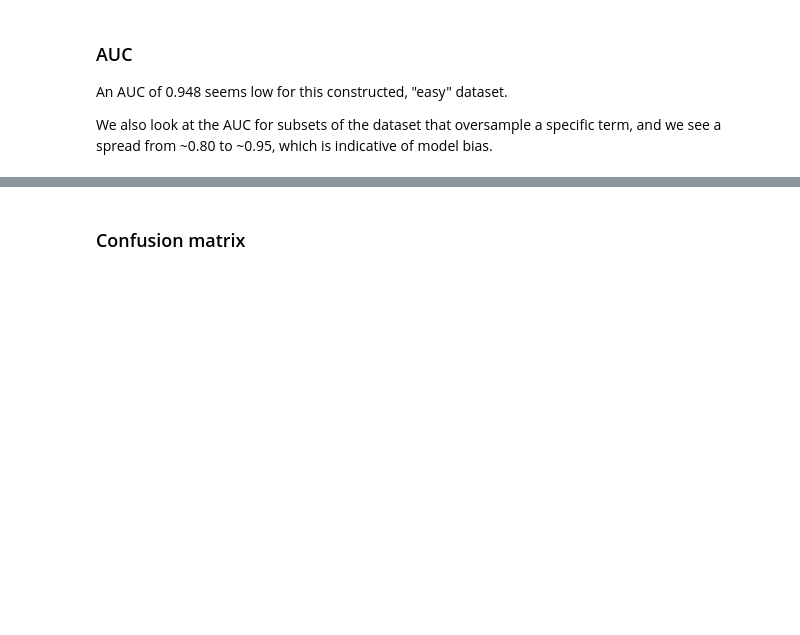
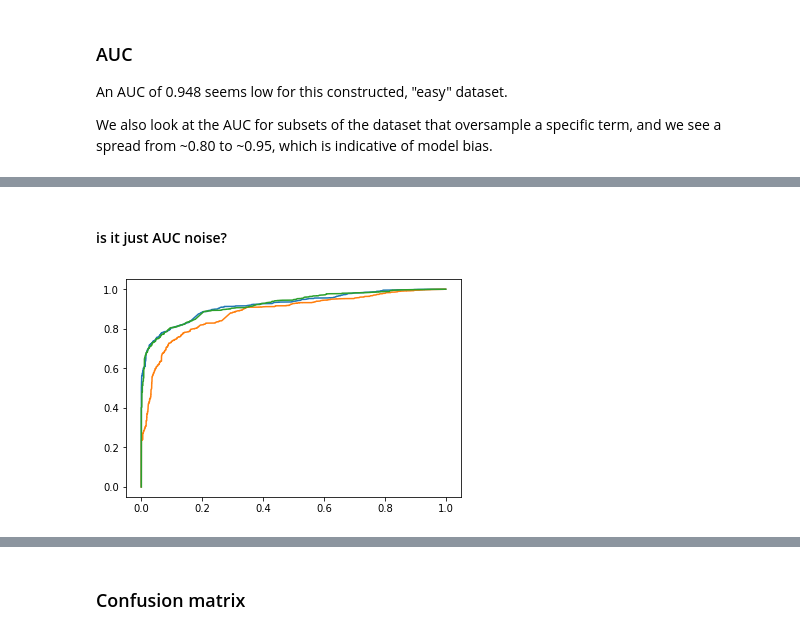
Before and after one commit to rubinovitz/unintended-ml-bias-analysis, a Jupyter notebook: src/Model bias analysis.ipynb, the cells around one changed output, grey strips where cells are left out. Saved outputs shown, nothing was run; the diff lists cells and outputs as text; code cells hidden in the pictures; blank space fills up the shorter version.

```diff
--- a/src/Model bias analysis.ipynb
+++ b/src/Model bias analysis.ipynb
@@ -185,0 +231,2 @@ wikitest.head()
+# %%
+madlibs = madlibs[['Text', 'label'] + score_cols]
@@ -262,0 +320,14 @@ latino             AUCs:  0.9463 hack0    0.9389 hack1    0.9161 hack2    0.9318
+# %% [markdown]
+#### is it just AUC noise?
+# %%
+from sklearn import metrics
+
+def plot_roc(y_true, y_pred, label=''):
+    fpr, tpr, _ = metrics.roc_curve(y_true, y_pred)
+    plt.plot(fpr, tpr, label=label)
+# %%
+plot_roc(madlibs.label, madlibs.orig0)
+plot_roc(madlibs.label, madlibs.orig1)
+plot_roc(madlibs.label, madlibs.orig2)
+# %% [output]
+[figure, added]
```
Also changed, not shown: parts of 19 cells of this notebook, 1 other file.
